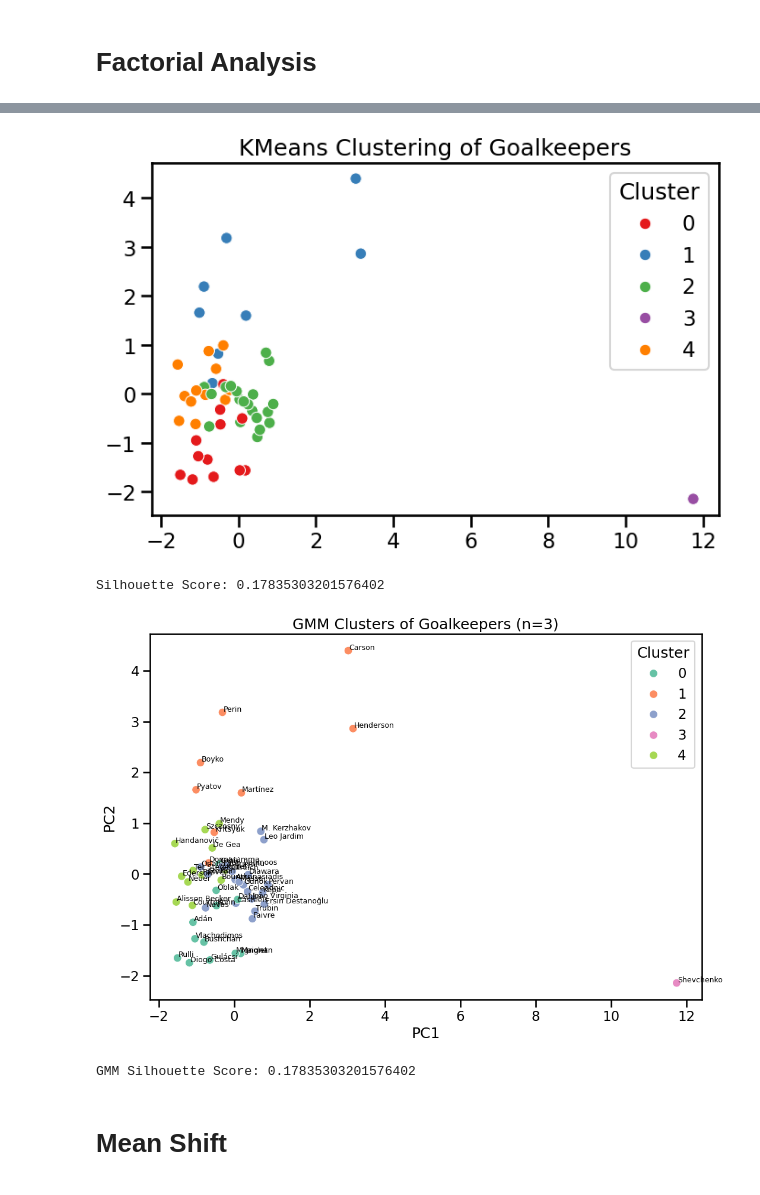
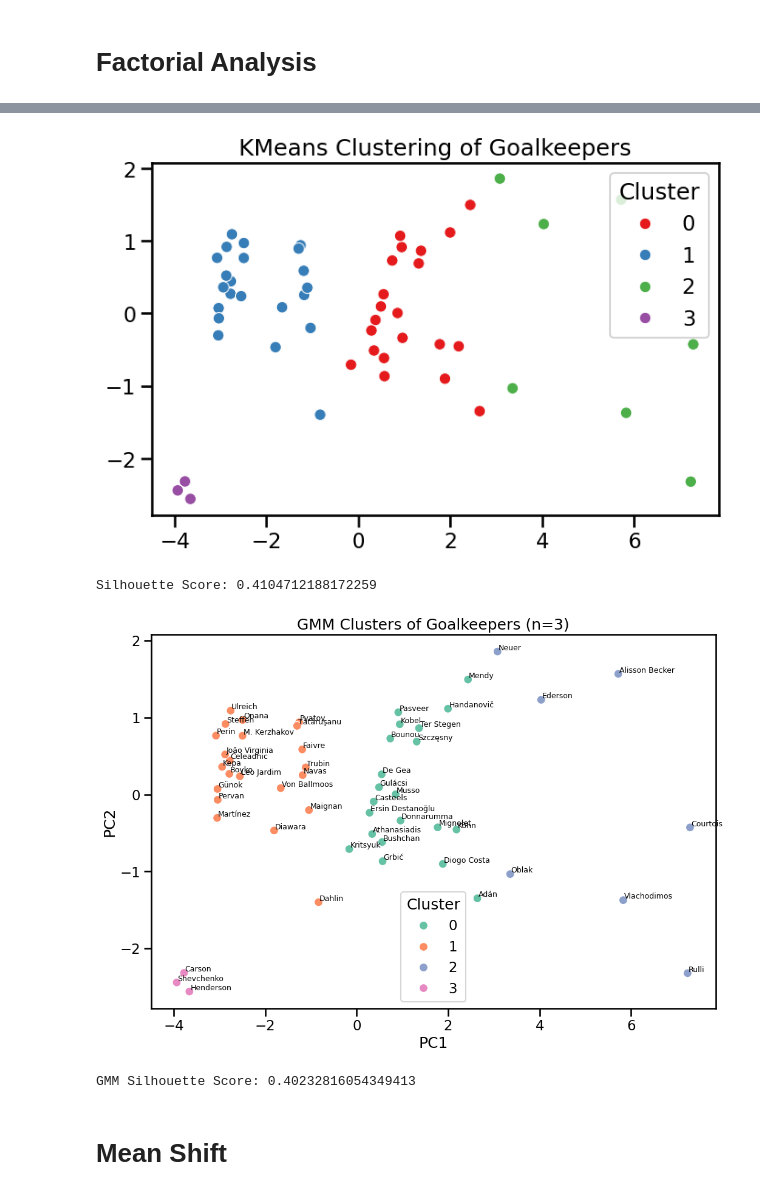
Before and after one commit to cyrilsaadd/Unsupervised-learning-challenge, a Jupyter notebook: Champions_League/notebooks/goalkeeping.ipynb, the cells around one changed output, grey strips where cells are left out. Cells and saved outputs as stored; diff of their text form; code cells hidden in the pictures.

Commit message:
ammeliorated the silhouette

```diff
--- a/Champions_League/notebooks/goalkeeping.ipynb
+++ b/Champions_League/notebooks/goalkeeping.ipynb
@@ -290,21 +290,21 @@ Index(['player_name', 'club', 'saved', 'conceded', 'saved_penalties',
        'distance_covered', 'disciplinary'],
       dtype='object')
 # %%
-# Creating new features and normalizing per 90 minutes played
-df['pass_success_rate'] = (df['pass_completed'] / df['pass_attempted'])
-df['saves_per_90'] = (df['saved'] / df['minutes_played']) * 90
-df['clean_sheets_per_match'] = (df['cleansheets'] / df['match_played'])
-df['conceded_per_90'] = (df['conceded'] / df['minutes_played']) * 90
-df['punches_per_90'] = (df['punches made'] / df['minutes_played']) * 90
-df['distance_per_90'] = (df['distance_covered'] / df['minutes_played']) * 90
-df['pass_attempted_per_90'] = (df['pass_attempted'] / df['minutes_played']) * 90
-df['freekicks_taken_per_90'] = (df['freekicks_taken'] / df['minutes_played']) * 90
+# # Creating new features and normalizing per 90 minutes played
+# df['pass_success_rate'] = (df['pass_completed'] / df['pass_attempted']) * 100
+# df['saves_per_90'] = (df['saved'] / df['minutes_played']) * 90
+#df['clean_sheets_per_match'] = (df['cleansheets'] / df['match_played'])
+# df['conceded_per_90'] = (df['conceded'] / df['minutes_played']) * 90
+# df['punches_per_90'] = (df['punches made'] / df['minutes_played']) * 90
+# df['distance_per_90'] = (df['distance_covered'] / df['minutes_played']) * 90
+# df['pass_attempted_per_90'] = (df['pass_attempted'] / df['minutes_played']) * 90
+# df['freekicks_taken_per_90'] = (df['freekicks_taken'] / df['minutes_played']) * 90
 # %%
-# Dropping original columns used to create new features
-df = df.drop(columns=['pass_completed', 'saved', 'cleansheets', 'conceded', 'punches made', 'distance_covered', 'pass_attempted', 'freekicks_taken', 'minutes_played'])
+# # Dropping original columns used to create new features
+# df = df.drop(columns=['pass_completed', 'saved', 'cleansheets', 'conceded', 'punches made', 'distance_covered', 'pass_attempted', 'freekicks_taken', 'minutes_played'])
 
-# Dropping pass_accuracy as it is redundant with pass_success_rate
-df = df.drop(columns=['pass_accuracy'])
+# # Dropping pass_accuracy as it is redundant with pass_success_rate
+# df = df.drop(columns=['pass_accuracy'])
 
-# Displaying remaining columns
-df.columns
+# # Displaying remaining columns
+# df.columns
@@ -420,7 +436,7 @@ scaler = StandardScaler()
 X_scaled = scaler.fit_transform(df[numeric_cols])  # only numeric columns
 
 # Apply PCA
-pca = PCA()
+pca = PCA(n_components=5)
 X_pca = pca.fit_transform(X_scaled)
 
 explained_variance = pca.explained_variance_ratio_
@@ -469,6 +483,6 @@ plt.show()
 # %%
 # KMeans Clustering
-kmeans = KMeans(n_clusters=5, random_state=42)
+kmeans = KMeans(n_clusters=4, random_state=42)
 clusters = kmeans.fit_predict(X_pca)
 df['Cluster'] = clusters
 plt.figure(figsize=(8,5))
@@ -476,41 +490,41 @@ sns.scatterplot(x=X_pca[:,0], y=X_pca[:,1], hue=df['Cluster'], palette='Set1')
 plt.title('KMeans Clustering of Goalkeepers')
 plt.show()
 # %% [output]
-[figure, old version]
+[figure, new version]
 # %%
 score = silhouette_score(X_pca, clusters)
 print("Silhouette Score:", score)
 # %% [output]
-Silhouette Score: 0.17835303201576402
+Silhouette Score: 0.4104712188172259
 # %%
 # gaussian mixture model clustering
-gmm = GaussianMixture(n_components=5, random_state=42)
+gmm = GaussianMixture(n_components=4, random_state=42)
 gmm_clusters = gmm.fit_predict(X_pca)
 df['GMM_Cluster'] = gmm_clusters
 # plt.figure(figsize=(8,5))
 # sns.scatterplot(x=X_pca[:,0], y=X_pca[:,1], hue=df['GMM_Cluster'], palette='Set2')
 # plt.title('GMM Clustering of Goalkeepers')
 # plt.show()
 
 plt.figure(figsize=(12,8))
 sns.scatterplot(x=X_pca[:,0], y=X_pca[:,1], hue=clusters, palette='Set2', s=100, legend='full')
 
 # Add player names as labels
 for i, player in enumerate(df['player_name']):
     plt.text(X_pca[i,0]+0.02, X_pca[i,1]+0.02, player, fontsize=9)
 
 plt.xlabel('PC1')
 plt.ylabel('PC2')
 plt.title(f'GMM Clusters of Goalkeepers (n=3)')
 plt.legend(title='Cluster')
 plt.show()
 
 
 score_gmm = silhouette_score(X_pca, gmm_clusters)
 print("GMM Silhouette Score:", score_gmm)
 # %% [output]
-[figure, old version]
+[figure, new version]
-GMM Silhouette Score: 0.17835303201576402
+GMM Silhouette Score: 0.40232816054349413
 # %% [markdown]
 # Mean Shift
 # %%
```
Also changed, not shown: parts of 14 cells of this notebook.
